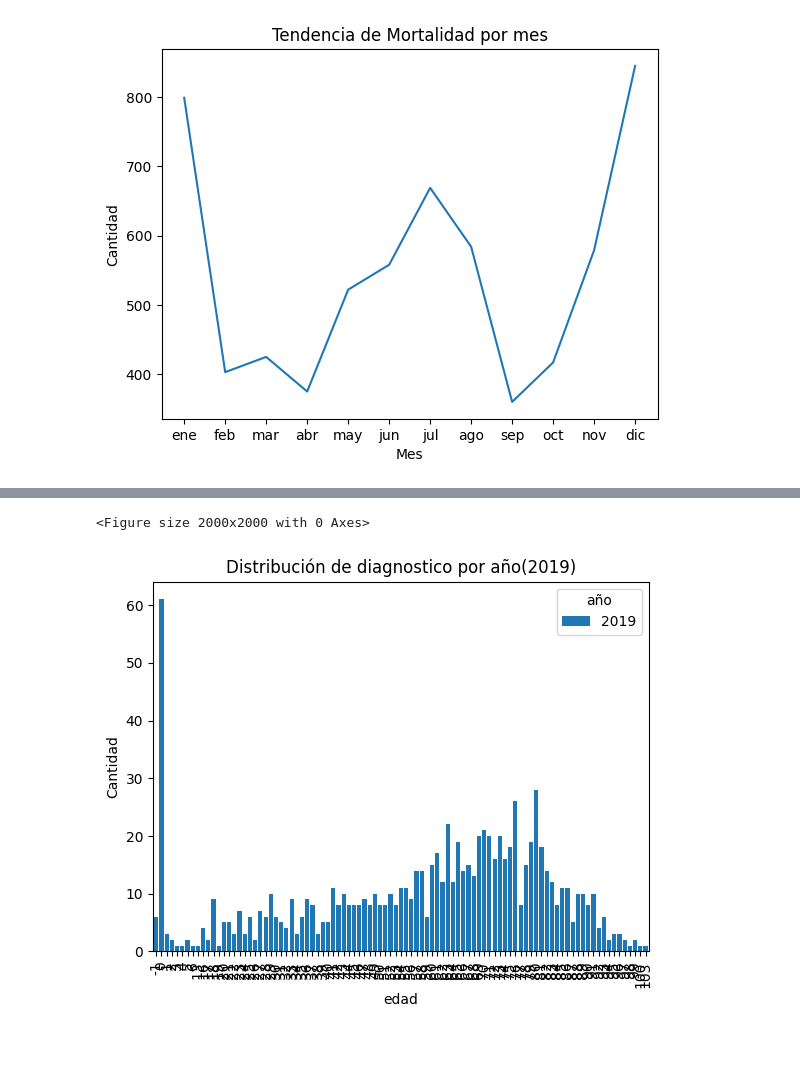
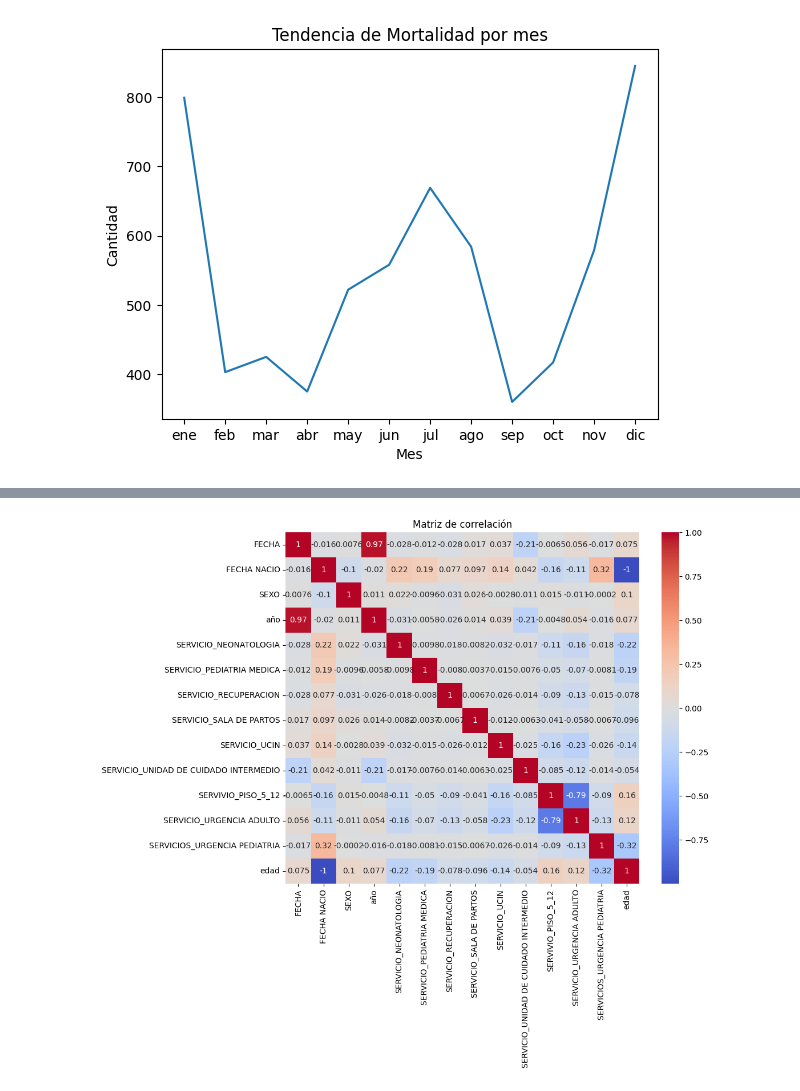
Before and after one commit to dancho94/mortalidad-hospital-erasmo, a Jupyter notebook: 2-Exploration.ipynb, the cells around one changed output, grey strips where cells are left out. Saved outputs shown, nothing was run; the diff lists cells and outputs as text; code cells hidden in the pictures; blank space fills up the shorter version.

```diff
--- a/2-Exploration.ipynb
+++ b/2-Exploration.ipynb
@@ -142,0 +161,3 @@ plt.show()
+# %%
+#Transformación de object a datetime
+data['FECHA'] = pd.to_datetime(data['FECHA'])
@@ -142,0 +257,2 @@ plt.show()
+# %%
+data['FECHA NACIO'] = pd.to_datetime(data['FECHA NACIO'])
@@ -143,21 +278,16 @@ plt.show()
 # %%
-#Gráfico de barras agrupadas para copara la distribucuón de diagnósticos en diferentes años
-#filtrar el dataset para años especificos
-data_filtro = data[data['año'].isin([2019])]
+variables_incluidas = ['FECHA', 'FECHA NACIO', 'SEXO', 'año', 'SERVICIO_NEONATOLOGIA', 'SERVICIO_PEDIATRIA MEDICA',
+                       'SERVICIO_RECUPERACION', 'SERVICIO_SALA DE PARTOS', 'SERVICIO_UCIN', 'SERVICIO_UNIDAD DE CUIDADO INTERMEDIO',
+                       'SERVIVIO_PISO_5_12', 'SERVICIO_URGENCIA ADULTO', 'SERVICIOS_URGENCIA PEDIATRIA', 'edad', ]
 
-#calcular tabla de frecuencias cruzadas de diagnósticos y años
-table = pd.crosstab(data_filtro['edad'], data_filtro['año'])
+data_filter = data[variables_incluidas]
+
+correlation_matrix = data_filter.corr()
 # %%
-#grafico
-plt.figure(figsize=(20,20))
-table.plot(kind='bar', width=0.8)
-plt.xlabel('edad')
-plt.ylabel('Cantidad')
-plt.title('Distribución de diagnostico por año(2019)')
-plt.legend(title='año')
-plt.xticks(rotation=90)
+plt.figure(figsize=(10,8))
+sns.heatmap(correlation_matrix, annot=True, cmap='coolwarm')
+plt.title('Matriz de correlación')
 plt.show()
 # %% [output]
-<Figure size 2000x2000 with 0 Axes>
-[figure, old version]
+[figure, new version]
 # %%
```
Also changed, not shown: parts of 27 cells of this notebook, 1 other file.
